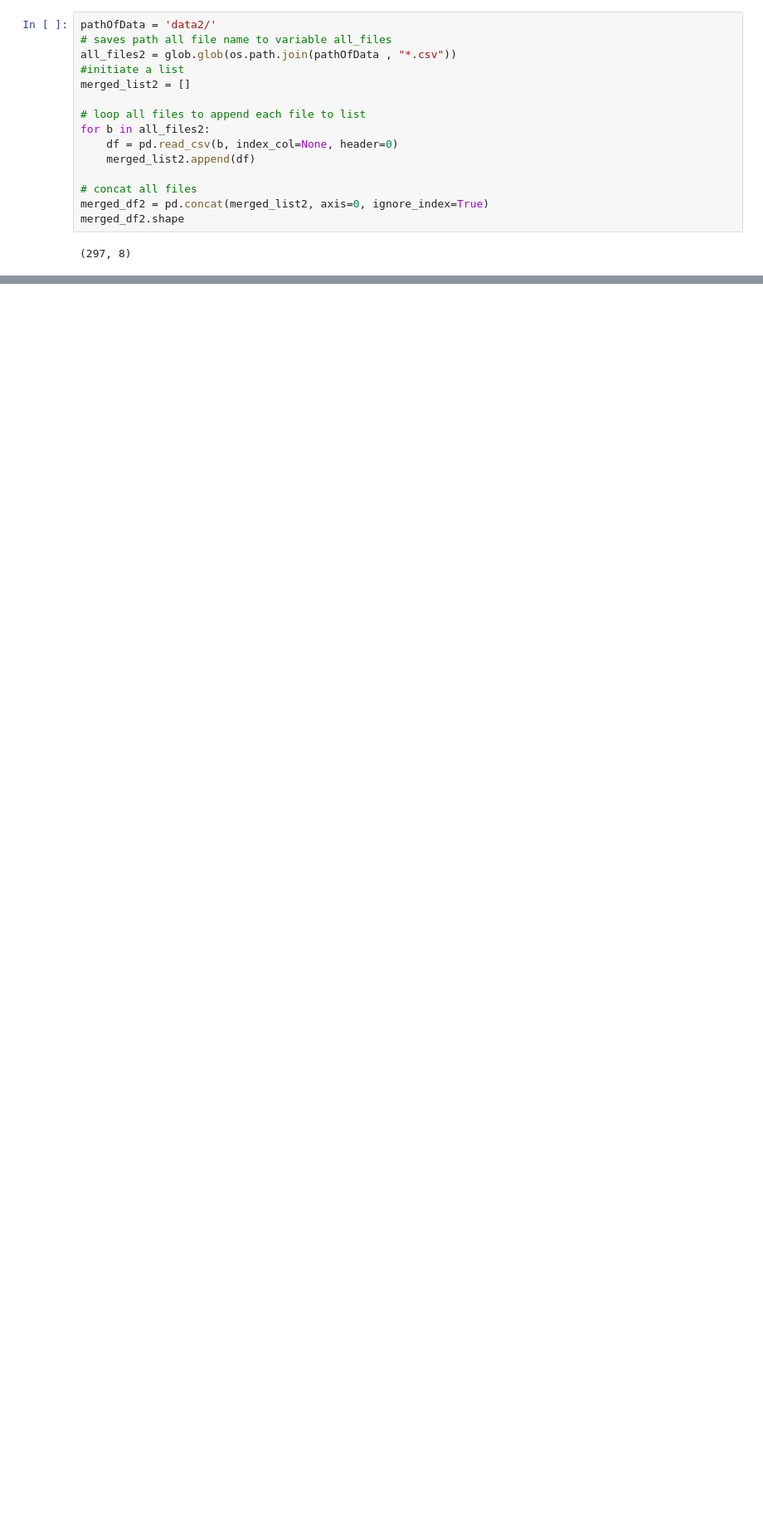
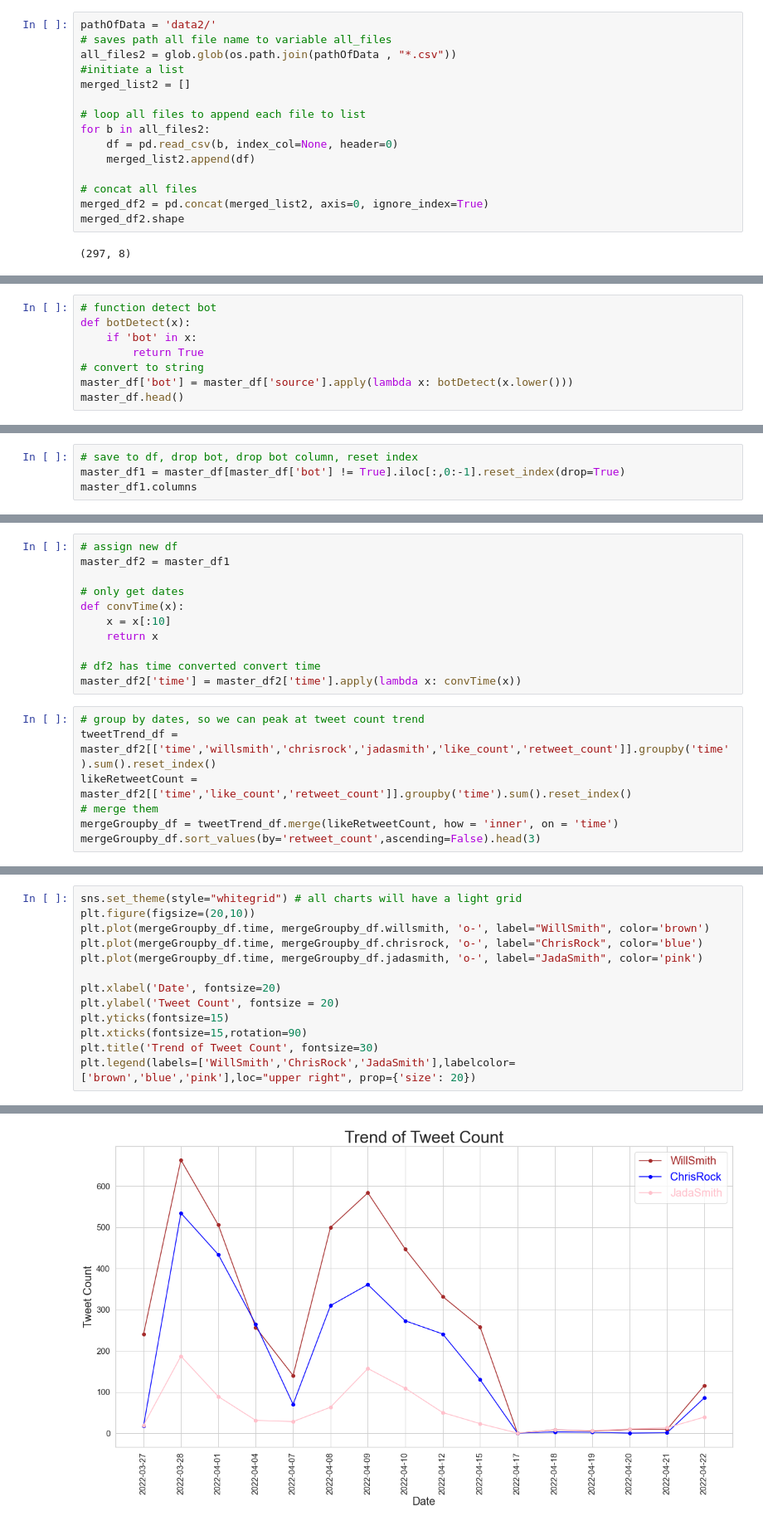
Before and after one commit to StockJanitor/Project43_Twitter, a Jupyter notebook: Project43_Twitter.ipynb, the cells around one changed output, grey strips where cells are left out. Shown at 83% size. Saved outputs shown, nothing was run; the diff lists cells and outputs as text; blank space fills up the shorter version.

```diff
--- a/Project43_Twitter.ipynb
+++ b/Project43_Twitter.ipynb
@@ -251,0 +338,8 @@ Name: text, dtype: object
+# %%
+# function detect bot
+def botDetect(x):
+    if 'bot' in x:
+        return True
+# convert to string
+master_df['bot'] = master_df['source'].apply(lambda x: botDetect(x.lower()))
+master_df.head()
@@ -251,0 +359,4 @@ Name: text, dtype: object
+# %%
+# save to df, drop bot, drop bot column, reset index
+master_df1 = master_df[master_df['bot'] != True].iloc[:,0:-1].reset_index(drop=True)
+master_df1.columns
@@ -251,0 +416,18 @@ Name: text, dtype: object
+# %%
+# assign new df
+master_df2 = master_df1
+
+# only get dates
+def convTime(x):
+    x = x[:10]
+    return x
+
+# df2 has time converted convert time
+master_df2['time'] = master_df2['time'].apply(lambda x: convTime(x))
+# %%
+# group by dates, so we can peak at tweet count trend
+tweetTrend_df = master_df2[['time','willsmith','chrisrock','jadasmith','like_count','retweet_count']].groupby('time').sum().reset_index()
+likeRetweetCount = master_df2[['time','like_count','retweet_count']].groupby('time').sum().reset_index()
+# merge them
+mergeGroupby_df = tweetTrend_df.merge(likeRetweetCount, how = 'inner', on = 'time')
+mergeGroupby_df.sort_values(by='retweet_count',ascending=False).head(3)
@@ -251,0 +488,14 @@ Name: text, dtype: object
+# %%
+sns.set_theme(style="whitegrid") # all charts will have a light grid
+plt.figure(figsize=(20,10))
+plt.plot(mergeGroupby_df.time, mergeGroupby_df.willsmith, 'o-', label="WillSmith", color='brown')
+plt.plot(mergeGroupby_df.time, mergeGroupby_df.chrisrock, 'o-', label="ChrisRock", color='blue')
+plt.plot(mergeGroupby_df.time, mergeGroupby_df.jadasmith, 'o-', label="JadaSmith", color='pink')
+
+plt.xlabel('Date', fontsize=20)
+plt.ylabel('Tweet Count', fontsize = 20)
+plt.yticks(fontsize=15)
+plt.xticks(fontsize=15,rotation=90)
+plt.title('Trend of Tweet Count', fontsize=30)
+plt.legend(labels=['WillSmith','ChrisRock','JadaSmith'],labelcolor=['brown','blue','pink'],loc="upper right", prop={'size': 20})
+# %% [output]
@@ -251,0 +503 @@ Name: text, dtype: object
+[figure, added]
```
Also changed, not shown: parts of 36 cells of this notebook, 25 other files.
